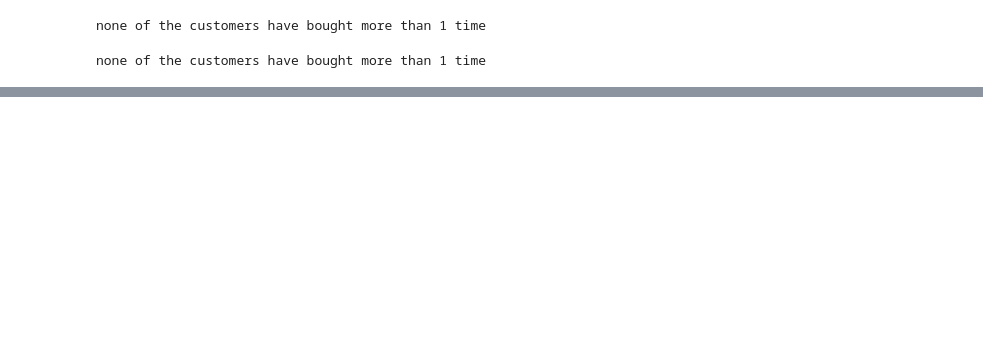
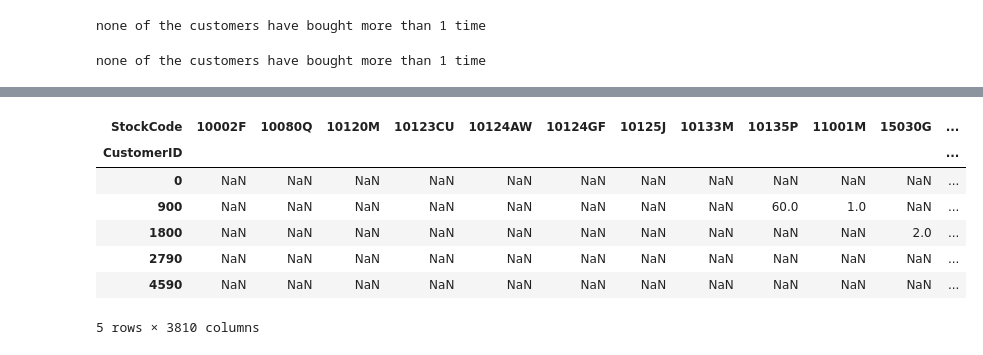
Before and after one commit to noushadkhan01/Projects, a Jupyter notebook: Hackathons/Analytics Vidhya/Build a Recommender Engine Powered by IBM Cloud/Recommender Engine Powered by IBM Cloud.ipynb, the cells around one changed output, grey strips where cells are left out. Saved outputs shown, nothing was run; the diff lists cells and outputs as text; code cells hidden in the pictures; blank space fills up the shorter version.

```diff
--- a/Hackathons/Analytics Vidhya/Build a Recommender Engine Powered by IBM Cloud/Recommender Engine Powered by IBM Cloud.ipynb
+++ b/Hackathons/Analytics Vidhya/Build a Recommender Engine Powered by IBM Cloud/Recommender Engine Powered by IBM Cloud.ipynb
@@ -122,0 +279,3 @@ none of the customers have bought more than 1 time
+# %%
+train_for_submission = pd.read_csv('https://bit.ly/32Okxx9')
+train_for_submission.head()
@@ -122,0 +299,3 @@ none of the customers have bought more than 1 time
+# %%
+train_for_submission['Quantity'] = train_for_submission.Quantity.apply(lambda x: -x if x < 0 else x)
+test_for_submission['Quantity'] = test_for_submission.Quantity.apply(lambda x: -x if x < 0 else x)
@@ -122,0 +341,12 @@ none of the customers have bought more than 1 time
+# %%
+train_pivot = train_for_submission.pivot_table(index = 'CustomerID', columns = 'StockCode', values = 'Quantity')
+train_pivot.head()
+# %% [output]
+| StockCode | 10002F | 10080Q | 10120M | 10123CU | 10124AW | 10124GF | 10125J | 10133M | 10135P | 11001M | 15030G | ... |
+| CustomerID |  |  |  |  |  |  |  |  |  |  |  | ... |
+| 0 | NaN | NaN | NaN | NaN | NaN | NaN | NaN | NaN | NaN | NaN | NaN | ... |
+| 900 | NaN | NaN | NaN | NaN | NaN | NaN | NaN | NaN | 60.0 | 1.0 | NaN | ... |
+| 1800 | NaN | NaN | NaN | NaN | NaN | NaN | NaN | NaN | NaN | NaN | 2.0 | ... |
+| 2790 | NaN | NaN | NaN | NaN | NaN | NaN | NaN | NaN | NaN | NaN | NaN | ... |
+| 4590 | NaN | NaN | NaN | NaN | NaN | NaN | NaN | NaN | NaN | NaN | NaN | ... |
+5 rows × 3810 columns
```
Also changed, not shown: parts of 56 cells of this notebook.
